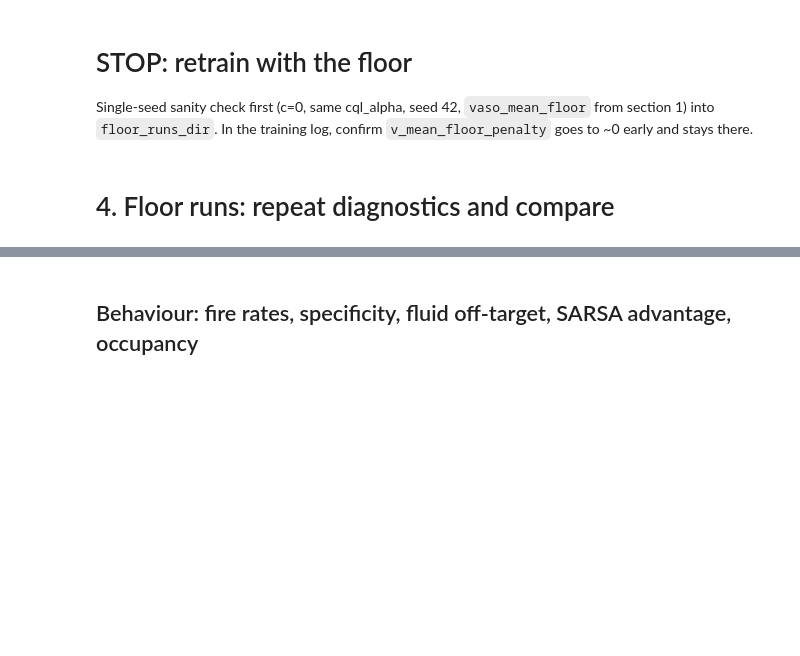
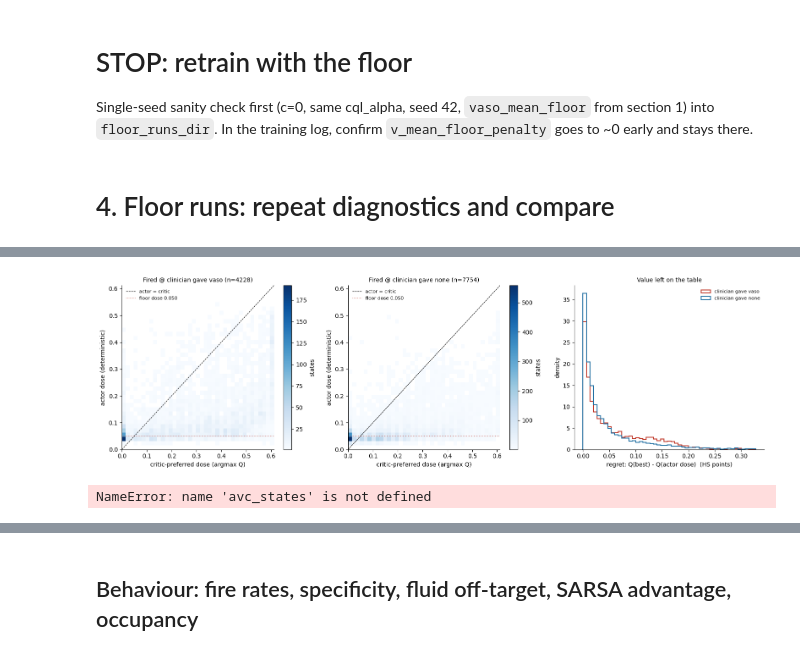
Before and after one commit to jakeormond/ai_clinician_pediatric_rl, a Jupyter notebook: src/rl/diagnose_vaso_saturation.ipynb, the cells around one changed output, grey strips where cells are left out. Drawn from its saved outputs; the diff is of its cells as text; code cells hidden in the pictures; blank space fills up the shorter version.

```diff
--- a/src/rl/diagnose_vaso_saturation.ipynb
+++ b/src/rl/diagnose_vaso_saturation.ipynb
@@ -232,0 +614,4 @@ sat_floor_df
+# %%
+avc_summary, avc_states = dvs.actor_vs_critic_dose(floor_models["floor seed 42, c=0"], processors['val'], VASO_FLOOR)
+avc_summary.to_csv(os.path.join(SAVE_DIR, "actor_vs_critic_dose_floor_seed42_val.csv"))
+avc_summary.T
@@ -233,3 +633,22 @@ sat_floor_df
+# %%
+fig = dvs.plot_actor_vs_critic_dose(avc_states, VASO_FLOOR,
+                                    save_path=os.path.join(SAVE_DIR, "actor_vs_critic_dose_floor_seed42_val.png"))
+# %% [output]
+[figure, added]
+# %%
+tv = np.asarray(training_actions[:, 1]); tv = tv[tv > vrs.VASO_THRESHOLD]
+n_states = len(processors['val'].rl_dataset['states'])
+clin_v_all = np.asarray(processors['val'].rl_dataset['actions'][:, 1]) > vrs.VASO_THRESHOLD
+for p in (5, 10):
+    thr = np.percentile(tv, p)
+    for name, m in [("all fired", slice(None)), ("fired @ clin-vaso", avc_states.clin_vaso), ("fired @ clin-zero", ~avc_states.clin_vaso)]:
+        d = avc_states[m]
+        print(f"clin p{p} ({thr:.3f}) {name:18s}: actor ≥ thr {100*(d.actor_dose >= thr).mean():5.1f}%   "
+              f"critic-best ≥ thr {100*(d.critic_best_dose >= thr).mean():5.1f}%")
+    print(f"  implied fire rate if actor gave critic-best dose: {100*(avc_states.critic_best_dose >= thr).sum()/n_states:.1f}% "
+          f"of states (clinicians {100*(np.asarray(processors['val'].rl_dataset['actions'][:,1]) > thr).mean():.1f}%)")
+# %% [output]
+NameError: name 'avc_states' is not defined
 # %%
 fig = dvs.plot_clinician_vaso_raw(training_actions, VASO_FLOOR, model_raw_means=raw_means_floor,
                                   save_path=os.path.join(SAVE_DIR, "vaso_raw_mean_vs_clinician_floor.png"))
```
Also changed, not shown: parts of 24 cells of this notebook, 6 other files.
